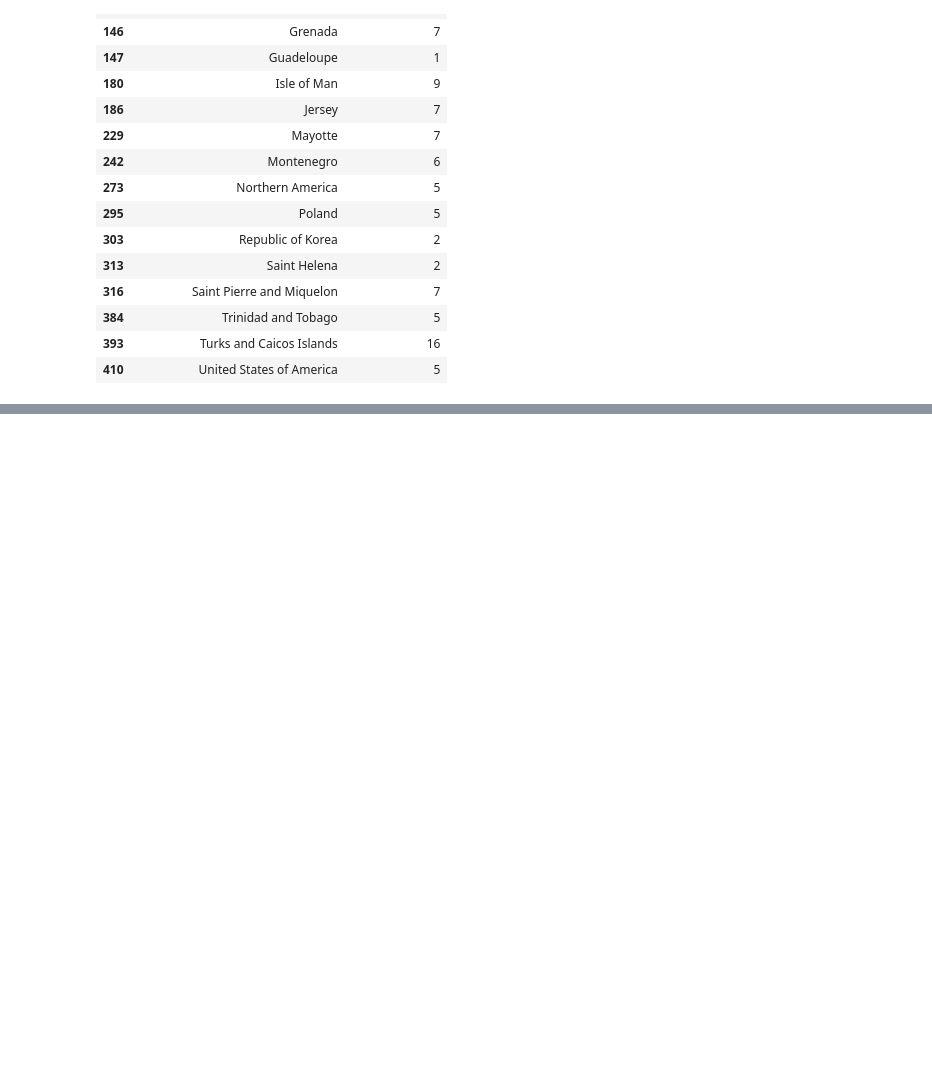
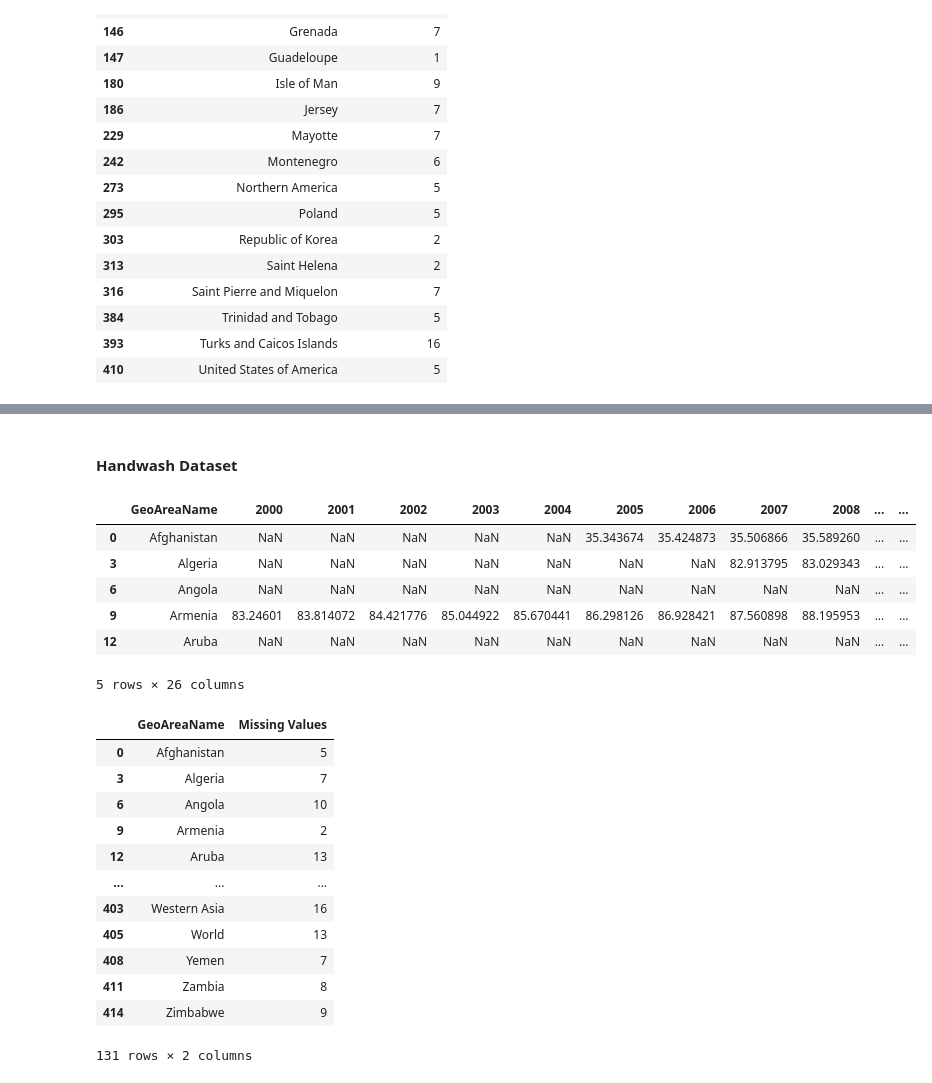
Before and after one commit to frogosorap/SDGReadinessIndex, a Jupyter notebook: Raw_Data/SDG_6_Clean_Water_and_Sanitation/Cleaning_SDG_6.ipynb, the cells around one changed output, grey strips where cells are left out. Cells and saved outputs as stored; diff of their text form; code cells hidden in the pictures; blank space fills up the shorter version.

```diff
--- a/Raw_Data/SDG_6_Clean_Water_and_Sanitation/Cleaning_SDG_6.ipynb
+++ b/Raw_Data/SDG_6_Clean_Water_and_Sanitation/Cleaning_SDG_6.ipynb
@@ -428,0 +412,54 @@ display(remaining_missing_df)
+# %% [markdown]
+#### Handwash Dataset
+# %%
+# Clean column names
+handwash_df.columns = handwash_df.columns.astype(str).str.strip()
+
+# Keep only rows where Location is ALLAREA
+handwash_df = handwash_df[
+    handwash_df['Location'].astype(str).str.upper().str.strip() == 'ALLAREA'
+].copy()
+
+# Keep only country name and year columns
+years_2000_2024 = [str(year) for year in range(2000, 2025)]
+handwash_df = handwash_df[['GeoAreaName'] + years_2000_2024]
+handwash_df[years_2000_2024] = handwash_df[years_2000_2024].apply(
+    pd.to_numeric,
+    errors='coerce'
+)
+display(handwash_df.head())
+
+# Check missing values per country
+missing_per_country = handwash_df.isnull().sum(axis=1)
+
+# Keep only countries with missing values
+missing_per_country = missing_per_country[missing_per_country > 0]
+
+# Create dataframe for display
+missing_values_df = pd.DataFrame({
+    'GeoAreaName': handwash_df.loc[missing_per_country.index, 'GeoAreaName'],
+    'Missing Values': missing_per_country.values
+})
+
+display(missing_values_df)
+# %% [output]
+|  | GeoAreaName | 2000 | 2001 | 2002 | 2003 | 2004 | 2005 | 2006 | 2007 | 2008 | ... | ... |
+| 0 | Afghanistan | NaN | NaN | NaN | NaN | NaN | 35.343674 | 35.424873 | 35.506866 | 35.589260 | ... | ... |
+| 3 | Algeria | NaN | NaN | NaN | NaN | NaN | NaN | NaN | 82.913795 | 83.029343 | ... | ... |
+| 6 | Angola | NaN | NaN | NaN | NaN | NaN | NaN | NaN | NaN | NaN | ... | ... |
+| 9 | Armenia | 83.24601 | 83.814072 | 84.421776 | 85.044922 | 85.670441 | 86.298126 | 86.928421 | 87.560898 | 88.195953 | ... | ... |
+| 12 | Aruba | NaN | NaN | NaN | NaN | NaN | NaN | NaN | NaN | NaN | ... | ... |
+5 rows × 26 columns
+|  | GeoAreaName | Missing Values |
+| 0 | Afghanistan | 5 |
+| 3 | Algeria | 7 |
+| 6 | Angola | 10 |
+| 9 | Armenia | 2 |
+| 12 | Aruba | 13 |
+| ... | ... | ... |
+| 403 | Western Asia | 16 |
+| 405 | World | 13 |
+| 408 | Yemen | 7 |
+| 411 | Zambia | 8 |
+| 414 | Zimbabwe | 9 |
+131 rows × 2 columns
```
Also changed, not shown: parts of 6 cells of this notebook.
